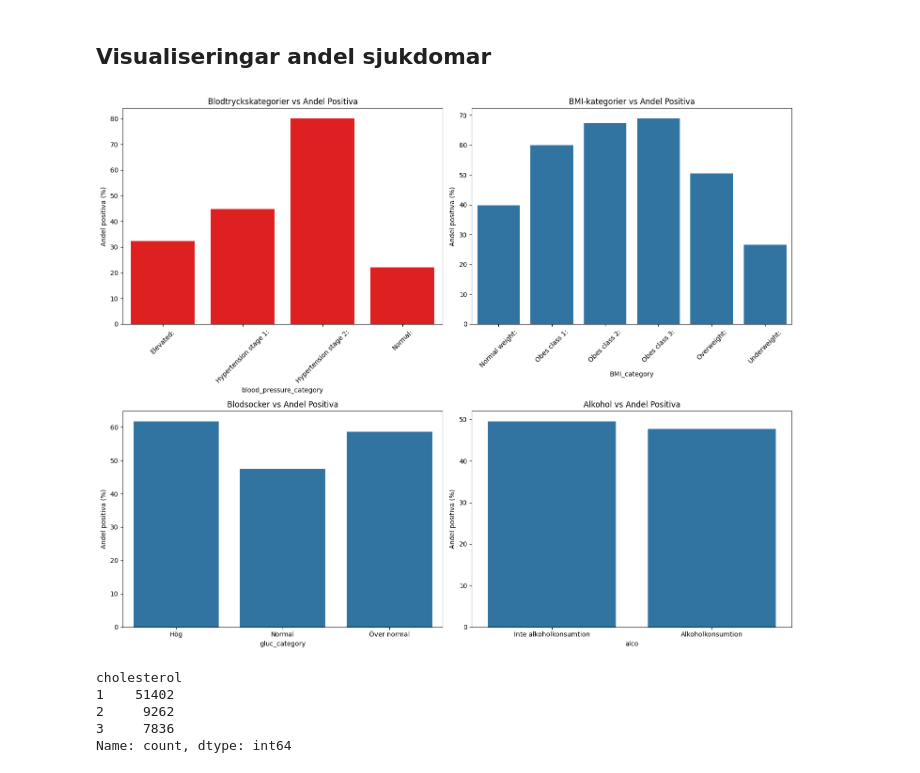
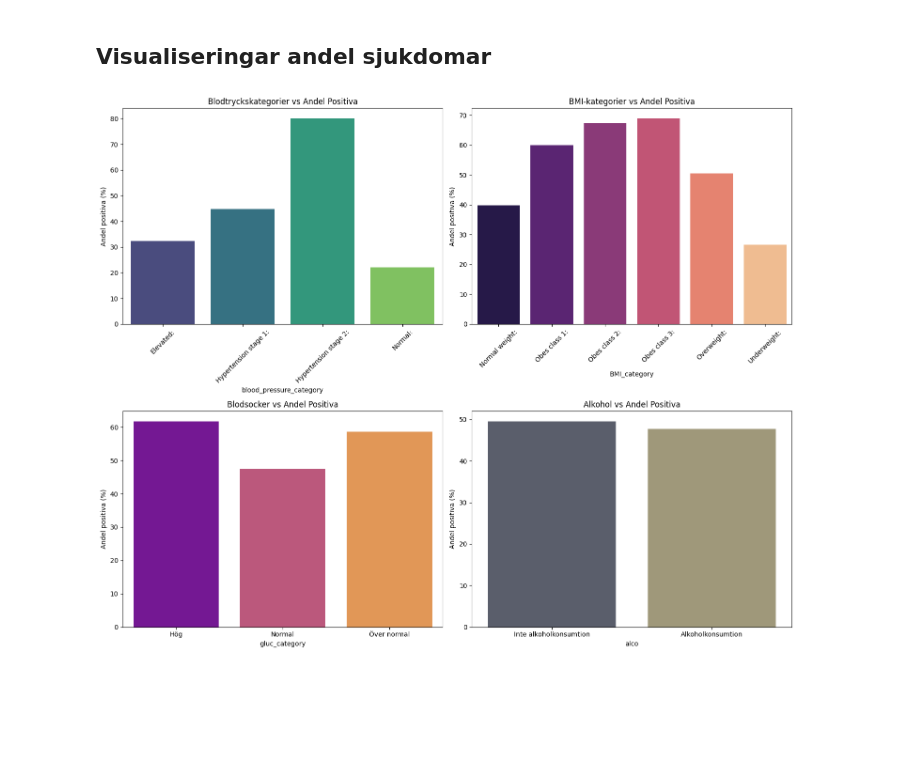
Before and after one commit to Jenchichi/Machine-learning-Jenny, a Jupyter notebook: Labb/Laboration_1_Medical Prediction.ipynb, the cells around one changed output. Drawn from its saved outputs; the diff is of its cells as text; code cells hidden in the pictures; blank space fills up the shorter version.

```diff
--- a/Labb/Laboration_1_Medical Prediction.ipynb
+++ b/Labb/Laboration_1_Medical Prediction.ipynb
@@ -306,47 +306,37 @@ plt.figure(figsize=(15, 12))
 # Plot 1: Blodtryckskategorier vs andel positiva
 plt.subplot(2, 2, 1)
 blood_pressure_percent = df.groupby('blood_pressure_category')['cardio'].mean() * 100
-sns.barplot(x=blood_pressure_percent.index, y=blood_pressure_percent.values, color="red")
+sns.barplot(x=blood_pressure_percent.index, y=blood_pressure_percent.values, hue=blood_pressure_percent.index, palette="viridis", legend=False)
 plt.title('Blodtryckskategorier vs Andel Positiva')
 plt.ylabel('Andel positiva (%)')
 plt.xticks(rotation=45)
 
 # Plot 2: BMI-kategorier vs andel positiva
 plt.subplot(2, 2, 2)
 bmi_percent = df.groupby('BMI_category')['cardio'].mean() * 100
-sns.barplot(x=bmi_percent.index, y=bmi_percent.values)
+sns.barplot(x=bmi_percent.index, y=bmi_percent.values, hue=bmi_percent.index, palette="magma", legend=False)
 plt.title('BMI-kategorier vs Andel Positiva')
 plt.ylabel('Andel positiva (%)')
 plt.xticks(rotation=45)
 
 # Plot 3: Blodsockernivå vs andel positiva
 plt.subplot(2, 2, 3)
 gluc_percent = df_gluc.groupby('gluc_category')['cardio'].mean() * 100
-sns.barplot(x=gluc_percent.index, y=gluc_percent.values)
+sns.barplot(x=gluc_percent.index, y=gluc_percent.values, hue=gluc_percent.index, palette="plasma", legend=False)
 plt.title('Blodsocker vs Andel Positiva')
 plt.ylabel('Andel positiva (%)')
 plt.xticks(rotation=0)  # Roterar etiketter för att de ska stå horisontellt
 
 # Plot 4: Alkohol vs andel positiva
 plt.subplot(2, 2, 4)
 alcohol_percent = df.groupby('alco')['cardio'].mean() * 100
-sns.barplot(x=alcohol_percent.index, y=alcohol_percent.values)
+sns.barplot(x=alcohol_percent.index, y=alcohol_percent.values, hue=alcohol_percent.index, palette="cividis", legend=False)
 plt.title('Alkohol vs Andel Positiva')
 plt.ylabel('Andel positiva (%)')
 plt.xticks(ticks=[0, 1], labels=['Inte alkoholkonsumtion', 'Alkoholkonsumtion'])
 
-# Justera layout för att undvika överlapp
+#Justera layout för att undvika överlapp
 plt.tight_layout()
-
-# Visa plot
 plt.show()
 # %% [output]
-[figure, old version]
+[figure, new version]
-# %%
-print(df["cholesterol"].value_counts())
-# %% [output]
-cholesterol
-1    51402
-2     9262
-3     7836
-Name: count, dtype: int64
```
Also changed, not shown: parts of 3 cells of this notebook, 1 other file.
